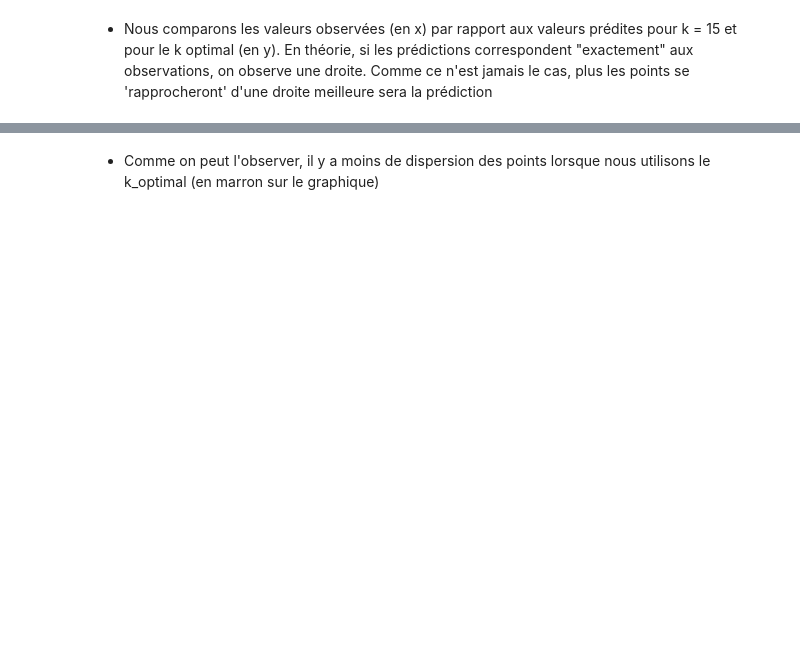
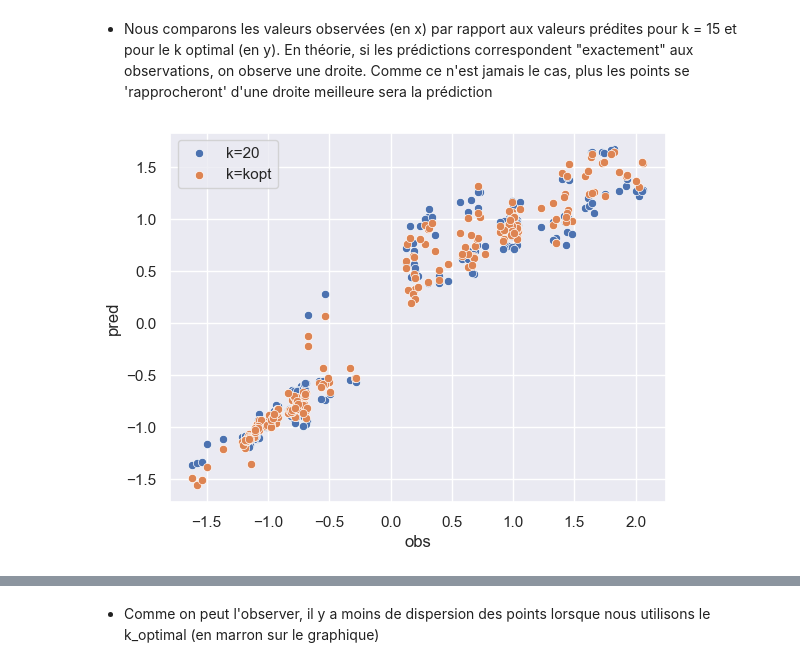
Before and after one commit to Aubert-Antoine/EL_3019-Data_Sciences, a Jupyter notebook: TP2 KNN/TP_KNN_SUJET.ipynb, the cells around one changed output, grey strips where cells are left out. Saved outputs shown, nothing was run; the diff lists cells and outputs as text; code cells hidden in the pictures; blank space fills up the shorter version.

```diff
--- a/TP2 KNN/TP_KNN_SUJET.ipynb
+++ b/TP2 KNN/TP_KNN_SUJET.ipynb
@@ -217,10 +234,11 @@ error_Reg =  np.zeros(kmax)
 kppv = np.arange(1,kmax+1,1)
 #--> boucle
 for k in kppv:
-    <COMPLETER ICI>
-    Y_pred = <COMPLETER ICI>
+    KNN_Reg = KNeighborsRegressor(n_neighbors=k)
+    KNN_Reg.fit(X_train, Y_train)
+    Y_pred = KNN_Reg.predict(X_test)
     #--> calcul MSE
-    MSE = <COMPLETER ICI>
+    MSE = np.sum(np.power(Y_pred - Y_test, 2))
     #--> et stockage dans la liste
     error_Reg[k-1] = MSE
 # %% [markdown]
@@ -239,15 +259,17 @@ _ = df_result_Reg.plot(x='k', y='MSE', style='.-')
 # %%
 
 #-> On calcule les valeurs pour la k optimal
-KNN_Reg = <COMPLETER ICI>
-KNN_Reg.fit(<COMPLETER ICI>)
-Y_pred_opt = KNN_Reg.<COMPLETER ICI>
+KNN_Reg = KNeighborsRegressor(n_neighbors=9)
+KNN_Reg.fit(X_train, Y_train)
+Y_pred_opt = KNN_Reg.predict(X_test)
 
 #--> On ajoute au dataFrame la variable pred_opt = résultats obtenus avec le k optimal
 df_result['pred_opt'] = Y_pred_opt
 
 _ = sns.scatterplot(x='obs', y='pred', data=df_result, label='k=20')
 _ = sns.scatterplot(x='obs', y='pred_opt', data=df_result, label='k=kopt')
+# %% [output]
+[figure, added]
 # %%
 ax = df_result.sort_values(by='obs').plot(x='obs', y='pred', style='.-')
 df_result.sort_values(by='obs').plot(x='obs', y='pred_opt', style='.-', ax=ax)
```
Also changed, not shown: parts of 18 cells of this notebook.
